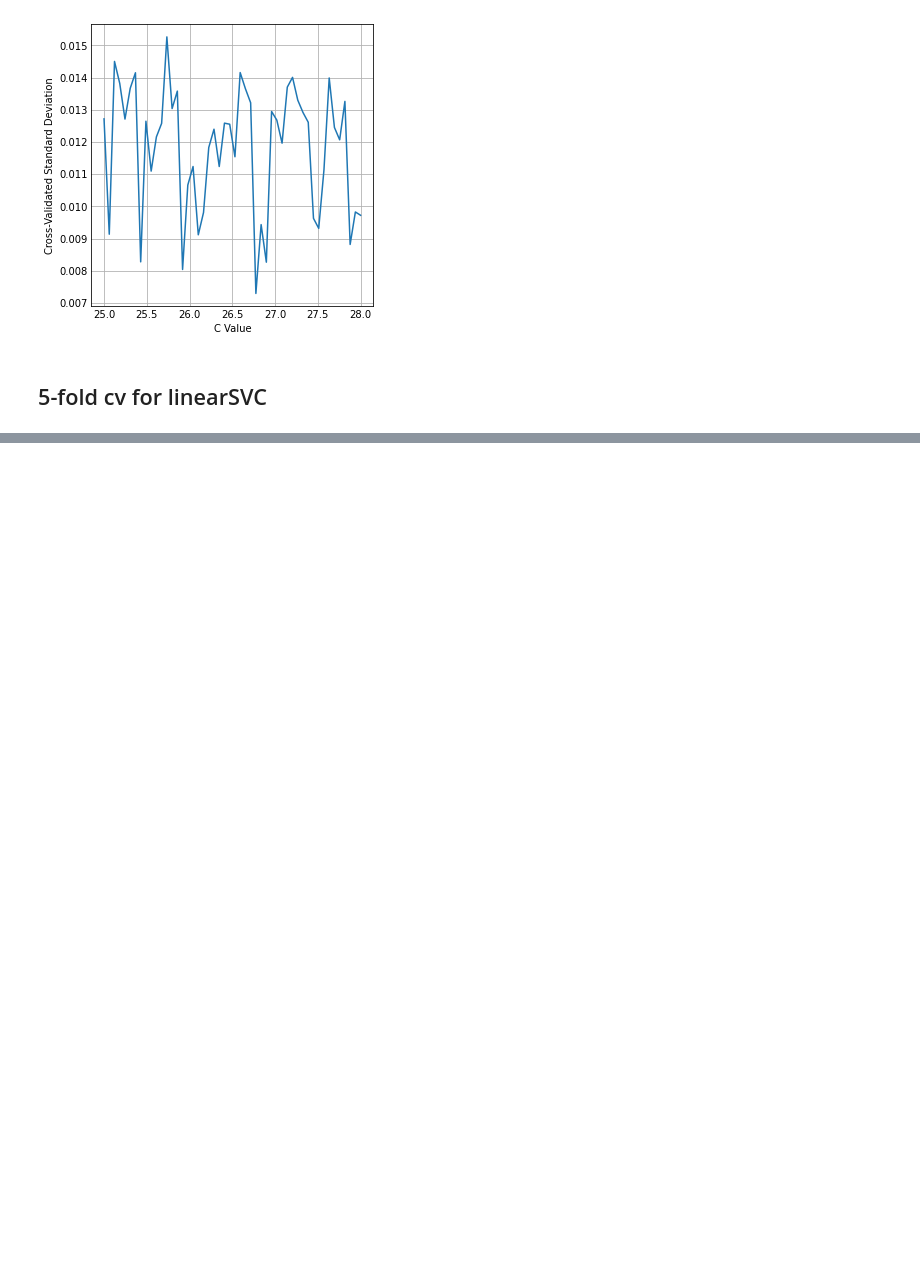
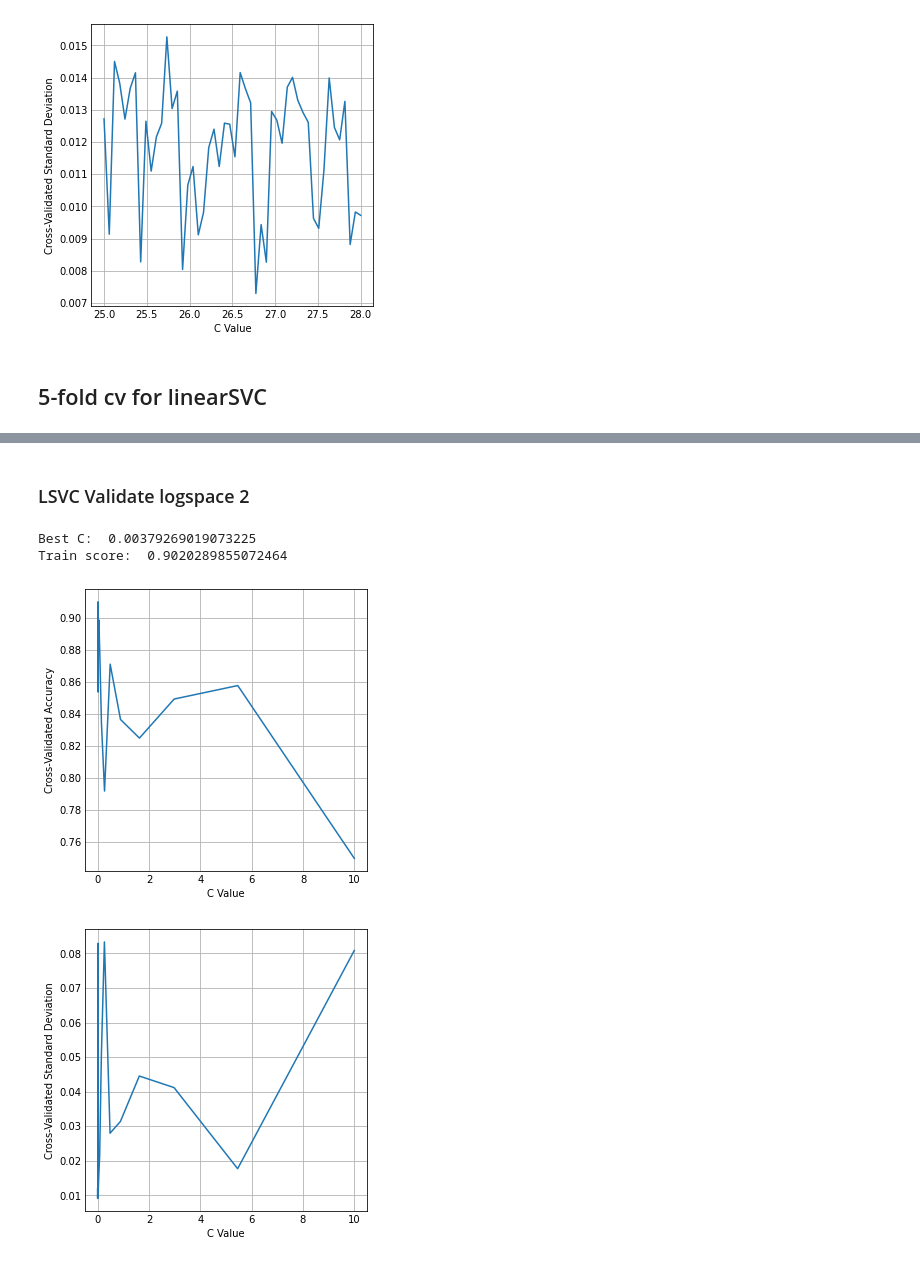
Before and after one commit to jasonmrimer/cse590-machine-learning, a Jupyter notebook: Homework_2.ipynb, the cells around one changed output, grey strips where cells are left out. Saved outputs shown, nothing was run; the diff lists cells and outputs as text; code cells hidden in the pictures; blank space fills up the shorter version.

```diff
--- a/Homework_2.ipynb
+++ b/Homework_2.ipynb
@@ -322,0 +306,9 @@ Linear SVC Testing score: 0.901
+# %% [markdown]
+### LSVC Validate logspace 2
+# %%
+lsvc_explore_and_graph(np.logspace(-4, 1, 20))
+# %% [output]
+Best C:  0.00379269019073225
+Train score:  0.9020289855072464
+[figure, added]
+[figure, added]
```
Also changed, not shown: parts of 8 cells of this notebook.
